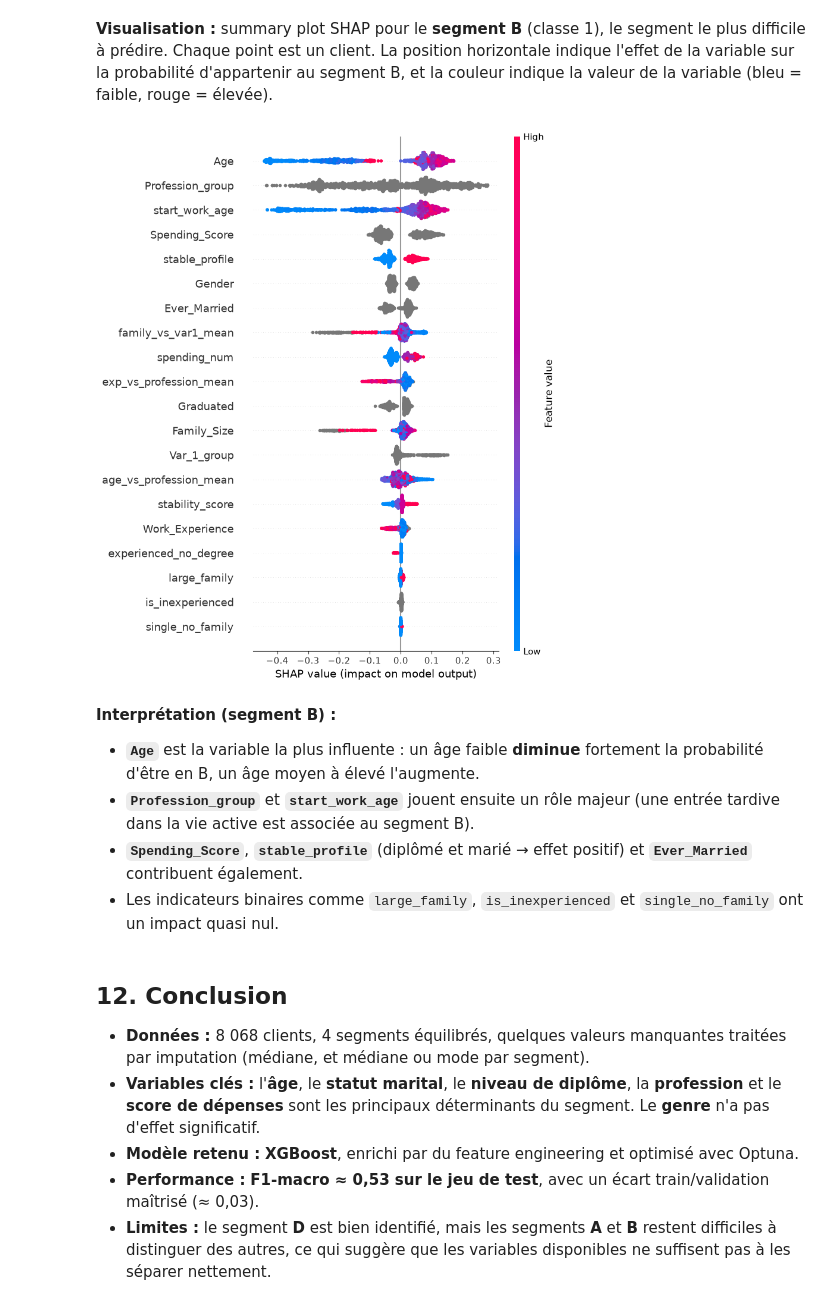
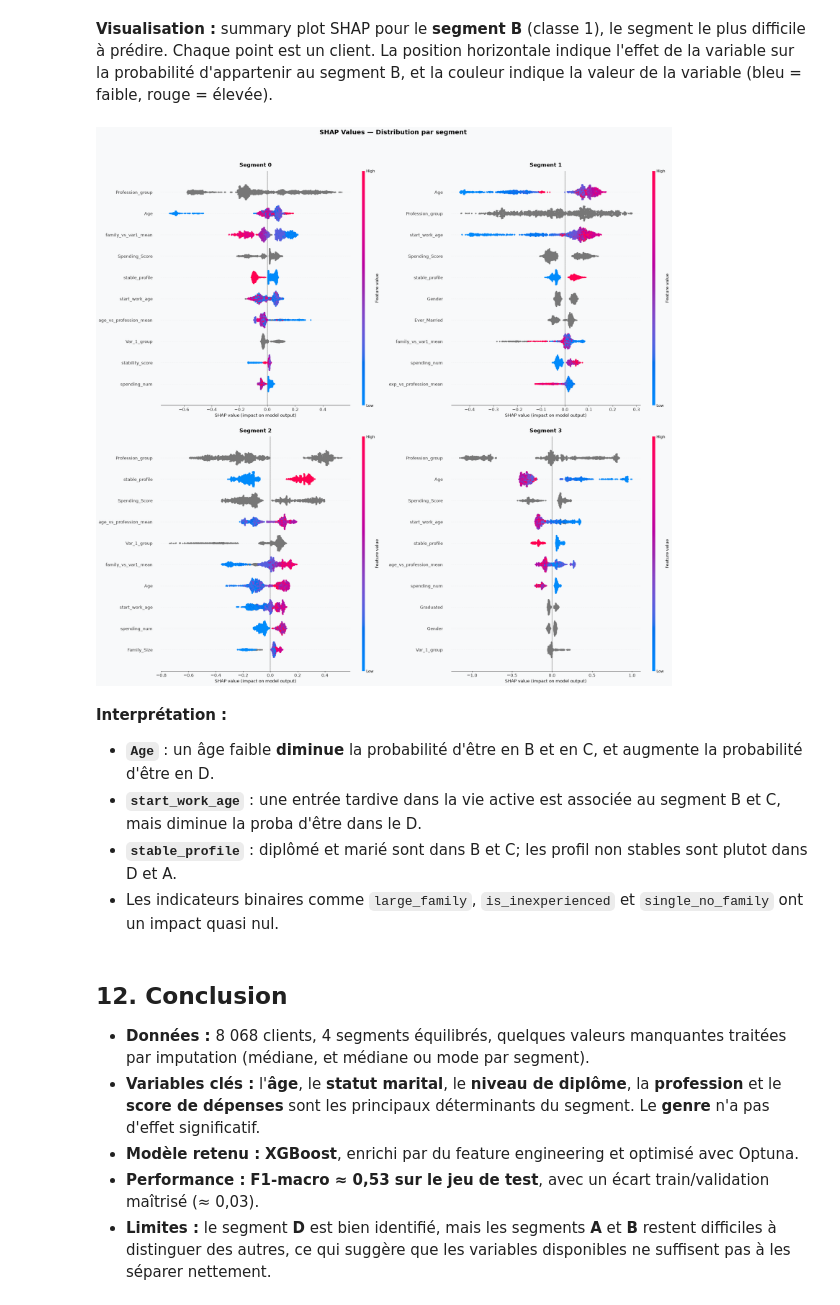
Before and after one commit to JOREL531/projet_JAKALA, a Jupyter notebook: code/projet_final.ipynb, the cells around one changed output. Saved outputs shown, nothing was run; the diff lists cells and outputs as text; code cells hidden in the pictures.

```diff
--- a/code/projet_final.ipynb
+++ b/code/projet_final.ipynb
@@ -1685,28 +1682,64 @@ print(np.array(shap_values).shape)
 (1614, 20, 4)
 # %% [markdown]
 **Visualisation :** summary plot SHAP pour le **segment B** (classe 1), le segment le plus difficile à prédire. Chaque point est un client. La position horizontale indique l'effet de la variable sur la probabilité d'appartenir au segment B, et la couleur indique la valeur de la variable (bleu = faible, rouge = élevée).
+# %%
+# explainer   = shap.TreeExplainer(xgb_tuned)
+# shap_values = explainer.shap_values(X_test_cat)
+
+# Normaliser en liste de 4 arrays si format 3D
+if not isinstance(shap_values, list):
+    shap_values = [shap_values[:, :, i] for i in range(4)]
+
+seg_names = ['Segment 0', 'Segment 1', 'Segment 2', 'Segment 3']
+colors    = ['#2196F3',   '#E91E63',   '#4CAF50',   '#FF9800']
+
+fig, axes = plt.subplots(2, 2, figsize=(24, 22))
+fig.suptitle('SHAP Values — Distribution par segment',
+             fontsize=18, fontweight='bold', y=1.01)
+fig.patch.set_facecolor('#F8F9FA')
+
+for ax, sv, name in zip(axes.flatten(), shap_values, seg_names):
+    plt.sca(ax)
+    shap.summary_plot(
+        sv,
+        X_test_cat,
+        plot_type='dot',
+        show=False,
+        max_display=10,
+        plot_size=None,      # ← laisse matplotlib gérer la taille
+    )
+    ax.set_title(name, fontsize=15, fontweight='bold', pad=12)
+    ax.set_facecolor('#F8F9FA')
+    ax.spines[['top', 'right']].set_visible(False)
+    ax.axvline(0, color='#999', linewidth=1, linestyle='--')
+    ax.tick_params(axis='both', labelsize=12)
+    ax.xaxis.label.set_size(12)
+    ax.yaxis.label.set_size(12)
+
+plt.tight_layout(pad=3.0)
+plt.show()
+# %% [output]
+[figure, added]
 # %%
-# Cas 1 : shap_values est une liste de 4 arrays (un par classe)
-if isinstance(shap_values, list):
-    # Summary plot global (toutes classes confondues)
-    shap.summary_plot(shap_values, X_test_cat, plot_type='bar',
-                      class_names=['Seg 0', 'Seg 1', 'Seg 2', 'Seg 3'])
+# # Cas 1 : shap_values est une liste de 4 arrays (un par classe)
+# if isinstance(shap_values, list):
+#     # Summary plot global (toutes classes confondues)
+#     shap.summary_plot(shap_values, X_test_cat, plot_type='bar',
+#                       class_names=['Seg 0', 'Seg 1', 'Seg 2', 'Seg 3'])
 
-    # Detail par classe — ex : segment 1 (le plus difficile)
-    shap.summary_plot(shap_values[1], X_test_cat,
-                      title='SHAP — Segment 1')
+#     # Detail par classe — ex : segment 1 (le plus difficile)
+#     shap.summary_plot(shap_values[2], X_test_cat,
+#                       title='SHAP — Segment 1')
 
-# Cas 2 : array 3D (n_samples, n_features, n_classes)
-else:
-    shap.summary_plot(shap_values[:, :, 1], X_test_cat,
-                      title='SHAP — Segment 1')
+# # Cas 2 : array 3D (n_samples, n_features, n_classes)
+# else:
+#     shap.summary_plot(shap_values[:, :, 2], X_test_cat,
+#                       title='SHAP — Segment 1')
-# %% [output]
-[figure, removed]
 # %% [markdown]
-**Interprétation (segment B) :**
-- **`Age`** est la variable la plus influente : un âge faible **diminue** fortement la probabilité d'être en B, un âge moyen à élevé l'augmente.
-- **`Profession_group`** et **`start_work_age`** jouent ensuite un rôle majeur (une entrée tardive dans la vie active est associée au segment B).
-- **`Spending_Score`**, **`stable_profile`** (diplômé et marié → effet positif) et **`Ever_Married`** contribuent également.
+**Interprétation :**
+- **`Age`** : un âge faible **diminue** la probabilité d'être en B et en C, et augmente la probabilité d'être en D.
+- **`start_work_age`** : une entrée tardive dans la vie active est associée au segment B et C, mais diminue la proba d'être dans le D.
+- **`stable_profile`** : diplômé et marié sont dans B et C; les profil non stables sont plutot dans D et A.
 - Les indicateurs binaires comme `large_family`, `is_inexperienced` et `single_no_family` ont un impact quasi nul.
 # %% [markdown]
 ## 12. Conclusion
```
Also changed, not shown: parts of 41 cells of this notebook.
